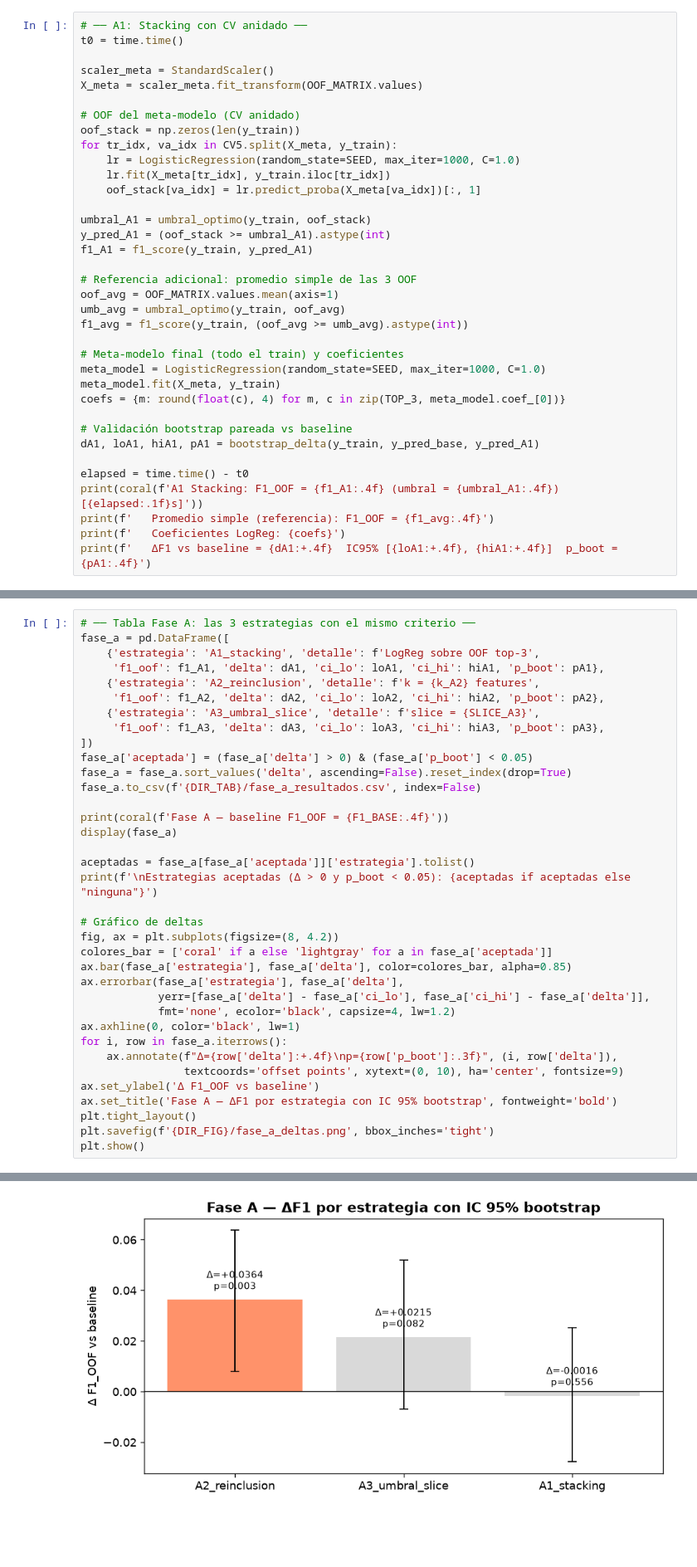
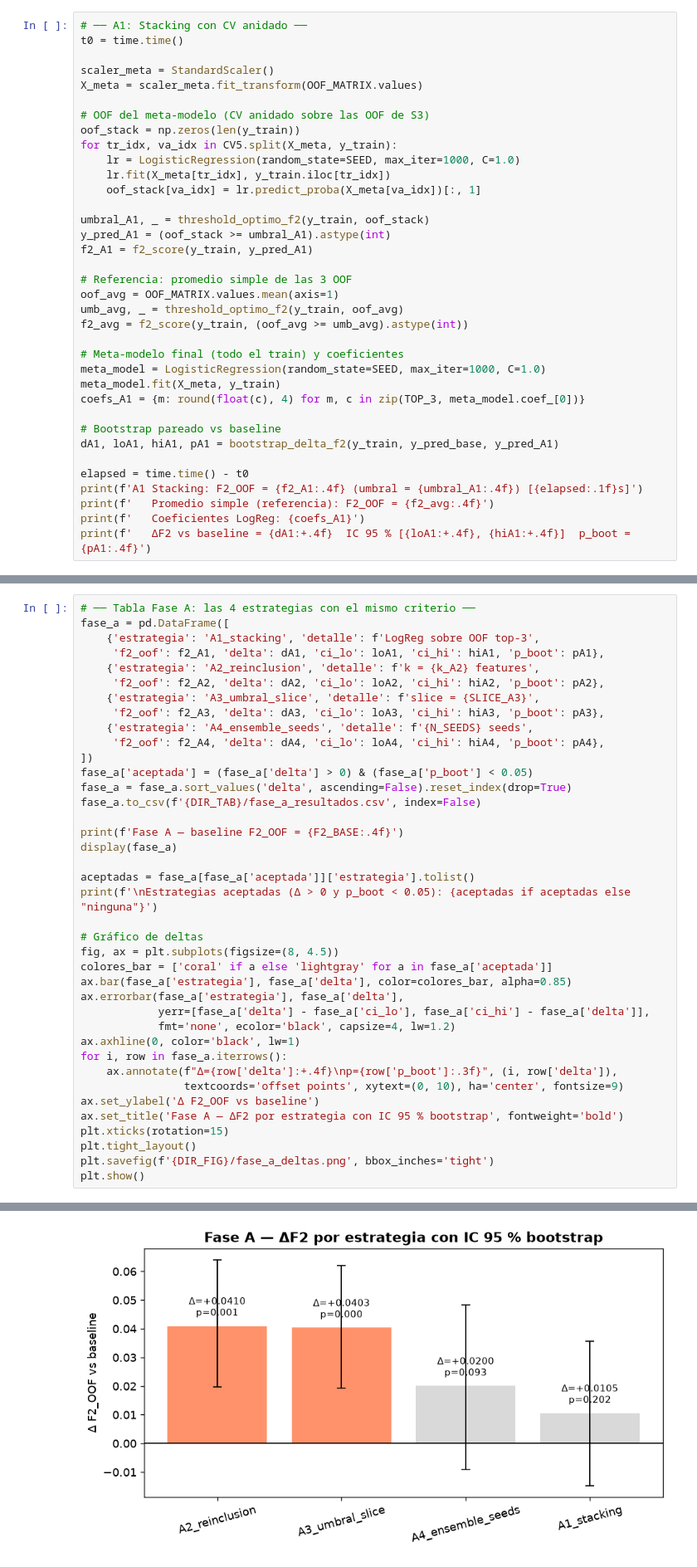
Before and after one commit to Fernando-Huaman/proyecto-zona-interes-Au, a Jupyter notebook: notebooks/sprint4.ipynb, the cells around one changed output, grey strips where cells are left out. Shown at 83% size. Cells and saved outputs as stored; diff of their text form; blank space fills up the shorter version.

```diff
--- a/notebooks/sprint4.ipynb
+++ b/notebooks/sprint4.ipynb
@@ -557,33 +584,33 @@ t0 = time.time()
 scaler_meta = StandardScaler()
 X_meta = scaler_meta.fit_transform(OOF_MATRIX.values)
 
-# OOF del meta-modelo (CV anidado)
+# OOF del meta-modelo (CV anidado sobre las OOF de S3)
 oof_stack = np.zeros(len(y_train))
 for tr_idx, va_idx in CV5.split(X_meta, y_train):
     lr = LogisticRegression(random_state=SEED, max_iter=1000, C=1.0)
     lr.fit(X_meta[tr_idx], y_train.iloc[tr_idx])
     oof_stack[va_idx] = lr.predict_proba(X_meta[va_idx])[:, 1]
 
-umbral_A1 = umbral_optimo(y_train, oof_stack)
+umbral_A1, _ = threshold_optimo_f2(y_train, oof_stack)
 y_pred_A1 = (oof_stack >= umbral_A1).astype(int)
-f1_A1 = f1_score(y_train, y_pred_A1)
+f2_A1 = f2_score(y_train, y_pred_A1)
 
-# Referencia adicional: promedio simple de las 3 OOF
+# Referencia: promedio simple de las 3 OOF
 oof_avg = OOF_MATRIX.values.mean(axis=1)
-umb_avg = umbral_optimo(y_train, oof_avg)
-f1_avg = f1_score(y_train, (oof_avg >= umb_avg).astype(int))
+umb_avg, _ = threshold_optimo_f2(y_train, oof_avg)
+f2_avg = f2_score(y_train, (oof_avg >= umb_avg).astype(int))
 
 # Meta-modelo final (todo el train) y coeficientes
 meta_model = LogisticRegression(random_state=SEED, max_iter=1000, C=1.0)
 meta_model.fit(X_meta, y_train)
-coefs = {m: round(float(c), 4) for m, c in zip(TOP_3, meta_model.coef_[0])}
+coefs_A1 = {m: round(float(c), 4) for m, c in zip(TOP_3, meta_model.coef_[0])}
 
-# Validación bootstrap pareada vs baseline
-dA1, loA1, hiA1, pA1 = bootstrap_delta(y_train, y_pred_base, y_pred_A1)
+# Bootstrap pareado vs baseline
+dA1, loA1, hiA1, pA1 = bootstrap_delta_f2(y_train, y_pred_base, y_pred_A1)
 
 elapsed = time.time() - t0
-print(coral(f'A1 Stacking: F1_OOF = {f1_A1:.4f} (umbral = {umbral_A1:.4f}) [{elapsed:.1f}s]'))
-print(f'   Promedio simple (referencia): F1_OOF = {f1_avg:.4f}')
-print(f'   Coeficientes LogReg: {coefs}')
-print(f'   ΔF1 vs baseline = {dA1:+.4f}  IC95% [{loA1:+.4f}, {hiA1:+.4f}]  p_boot = {pA1:.4f}')
+print(f'A1 Stacking: F2_OOF = {f2_A1:.4f} (umbral = {umbral_A1:.4f}) [{elapsed:.1f}s]')
+print(f'   Promedio simple (referencia): F2_OOF = {f2_avg:.4f}')
+print(f'   Coeficientes LogReg: {coefs_A1}')
+print(f'   ΔF2 vs baseline = {dA1:+.4f}  IC 95 % [{loA1:+.4f}, {hiA1:+.4f}]  p_boot = {pA1:.4f}')
 # %% [output]
@@ -715,27 +799,29 @@ A3 mejor candidato: Cuadrante XY → F1_OOF = 0.7430 (p_boot = 0.0820)
 # %% [markdown]
 ## Resultados de la Fase A
 # %%
-# ── Tabla Fase A: las 3 estrategias con el mismo criterio ──
+# ── Tabla Fase A: las 4 estrategias con el mismo criterio ──
 fase_a = pd.DataFrame([
     {'estrategia': 'A1_stacking', 'detalle': f'LogReg sobre OOF top-3',
-     'f1_oof': f1_A1, 'delta': dA1, 'ci_lo': loA1, 'ci_hi': hiA1, 'p_boot': pA1},
+     'f2_oof': f2_A1, 'delta': dA1, 'ci_lo': loA1, 'ci_hi': hiA1, 'p_boot': pA1},
     {'estrategia': 'A2_reinclusion', 'detalle': f'k = {k_A2} features',
-     'f1_oof': f1_A2, 'delta': dA2, 'ci_lo': loA2, 'ci_hi': hiA2, 'p_boot': pA2},
+     'f2_oof': f2_A2, 'delta': dA2, 'ci_lo': loA2, 'ci_hi': hiA2, 'p_boot': pA2},
     {'estrategia': 'A3_umbral_slice', 'detalle': f'slice = {SLICE_A3}',
-     'f1_oof': f1_A3, 'delta': dA3, 'ci_lo': loA3, 'ci_hi': hiA3, 'p_boot': pA3},
+     'f2_oof': f2_A3, 'delta': dA3, 'ci_lo': loA3, 'ci_hi': hiA3, 'p_boot': pA3},
+    {'estrategia': 'A4_ensemble_seeds', 'detalle': f'{N_SEEDS} seeds',
+     'f2_oof': f2_A4, 'delta': dA4, 'ci_lo': loA4, 'ci_hi': hiA4, 'p_boot': pA4},
 ])
 fase_a['aceptada'] = (fase_a['delta'] > 0) & (fase_a['p_boot'] < 0.05)
 fase_a = fase_a.sort_values('delta', ascending=False).reset_index(drop=True)
 fase_a.to_csv(f'{DIR_TAB}/fase_a_resultados.csv', index=False)
 
-print(coral(f'Fase A — baseline F1_OOF = {F1_BASE:.4f}'))
+print(f'Fase A — baseline F2_OOF = {F2_BASE:.4f}')
 display(fase_a)
 
 aceptadas = fase_a[fase_a['aceptada']]['estrategia'].tolist()
 print(f'\nEstrategias aceptadas (Δ > 0 y p_boot < 0.05): {aceptadas if aceptadas else "ninguna"}')
 
 # Gráfico de deltas
-fig, ax = plt.subplots(figsize=(8, 4.2))
+fig, ax = plt.subplots(figsize=(8, 4.5))
 colores_bar = ['coral' if a else 'lightgray' for a in fase_a['aceptada']]
 ax.bar(fase_a['estrategia'], fase_a['delta'], color=colores_bar, alpha=0.85)
 ax.errorbar(fase_a['estrategia'], fase_a['delta'],
@@ -745,8 +831,9 @@ ax.axhline(0, color='black', lw=1)
 for i, row in fase_a.iterrows():
     ax.annotate(f"Δ={row['delta']:+.4f}\np={row['p_boot']:.3f}", (i, row['delta']),
                 textcoords='offset points', xytext=(0, 10), ha='center', fontsize=9)
-ax.set_ylabel('Δ F1_OOF vs baseline')
-ax.set_title('Fase A — ΔF1 por estrategia con IC 95% bootstrap', fontweight='bold')
+ax.set_ylabel('Δ F2_OOF vs baseline')
+ax.set_title('Fase A — ΔF2 por estrategia con IC 95 % bootstrap', fontweight='bold')
+plt.xticks(rotation=15)
 plt.tight_layout()
 plt.savefig(f'{DIR_FIG}/fase_a_deltas.png', bbox_inches='tight')
 plt.show()
@@ -760,4 +848,4 @@ Estrategias aceptadas (Δ > 0 y p_boot < 0.05): ['A2_reinclusion']
-[figure, old version]
+[figure, new version]
 # %% [markdown]
 ## Fase B - Combinación forward incremental
 # %% [markdown]
```
Also changed, not shown: parts of 35 cells of this notebook, 22 other files.
